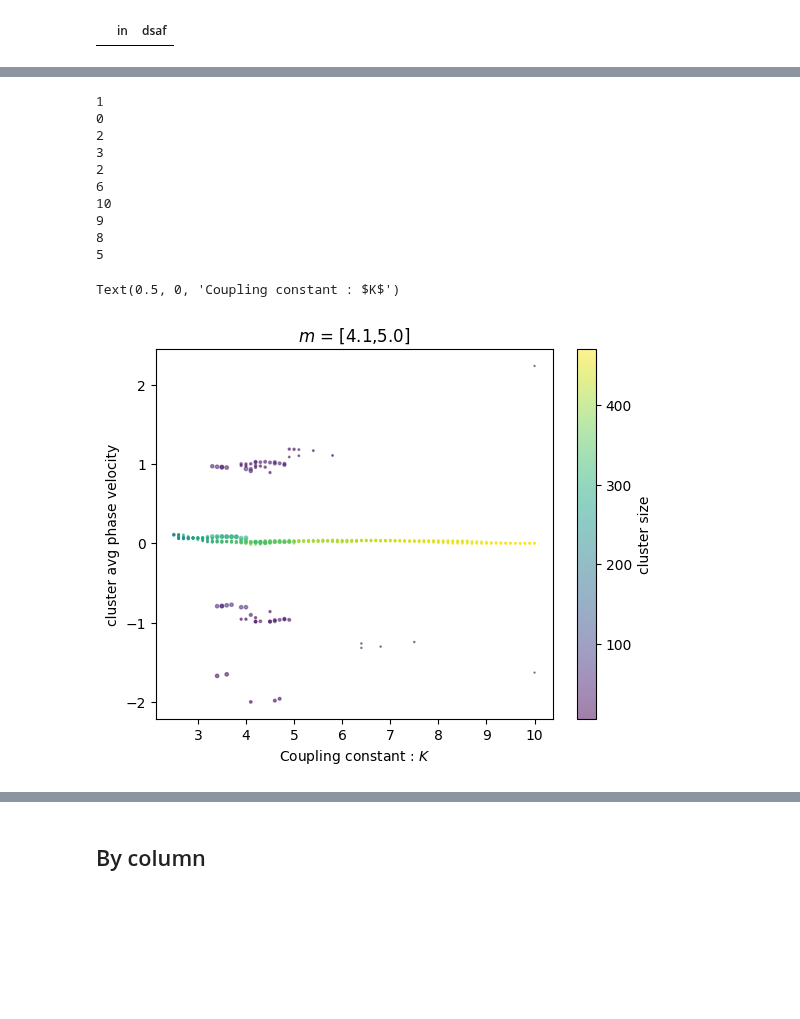
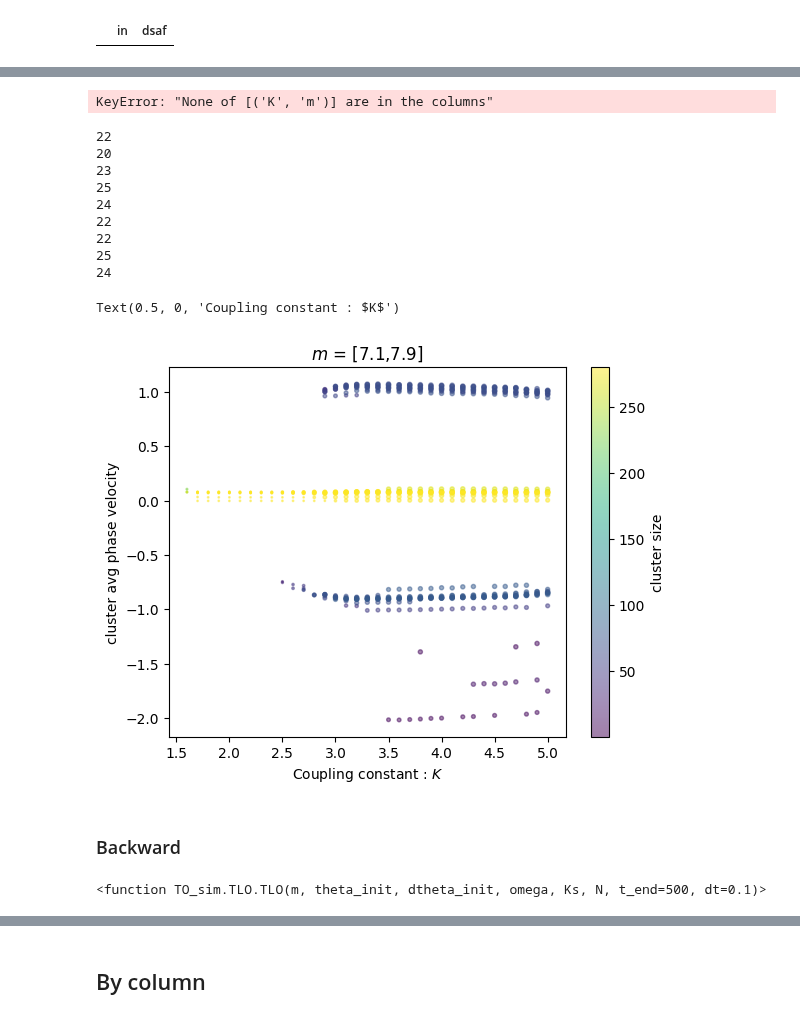
Before and after one commit to Gug-Young/Kuramoto-model, a Jupyter notebook: 230711 phase diagram TLO algorithm.ipynb, the cells around one changed output, grey strips where cells are left out. Cells and saved outputs as stored; diff of their text form; code cells hidden in the pictures; blank space fills up the shorter version.

Commit message:
cluster

```diff
--- a/230711 phase diagram TLO algorithm.ipynb
+++ b/230711 phase diagram TLO algorithm.ipynb
@@ -472,0 +470,2 @@ for i in range(100):
+# %%
+df_m = re_df[re_df.K == 10]
@@ -472,0 +476,2 @@ for i in range(100):
+# %%
+m,theta_init,omega,Ks,N,t_end=500,dt = 0.1
@@ -477,40 +503,45 @@ df_Km.sort_index().to_excel(f'N = {N} seed = {seed} dt = {dt} TLO.xlsm')
 # %%
 df = df_Km.copy()
+# %%
+df_Km = df_Km.set_index([('K','m')])
+# %% [output]
+KeyError: "None of [('K', 'm')] are in the columns"
+# %%
+df = df_Km.reset_index()
 # %%
-m_i,m_end = 41,51
+m_i,m_end = 71,80
 for i in range(m_i,m_end):
     m_idx = i
     ms = df.reset_index().m.unique()
     re_df = df.reset_index()
 
     df_m = re_df[re_df.m == ms[m_idx]]
     Ks = df_m.K.to_numpy()
     rs = df_m.r.to_numpy()
     rstd = df_m.rstd.to_numpy(dtype=float)
     rMM= df_m.rMM.to_numpy()
     cluster_s = df_m.iloc[:,5:15]
     cluster_o = df_m.iloc[:,15:25]
     print(len(cluster_s['c1'].dropna()))
-    plt.scatter(np.ones((10,101))*Ks,(cluster_o.to_numpy().T),c=cluster_s.to_numpy().T,alpha=0.5,
-                s=50*np.ones((10,101))*rstd)
+    plt.scatter(np.ones((10,51))*Ks,(cluster_o.to_numpy().T),c=cluster_s.to_numpy().T,alpha=0.5,
+                s=50*np.ones((10,51))*rstd)
 cbar = plt.colorbar()
 cbar.set_label('cluster size')
 plt.title(f'$m$ = [{ms[m_i]:.01f},{ms[m_end-1]:.01f}]')
 plt.ylabel(r'cluster avg phase velocity')
 plt.xlabel(r'Coupling constant : $K$')
 # %% [output]
-1
-0
-2
-3
-2
-6
-10
-9
-8
-5
+22
+20
+23
+25
+24
+22
+22
+25
+24
 Text(0.5, 0, 'Coupling constant : $K$')
-[figure, old version]
+[figure, new version]
 # %%
 num = 0
 for K,CSO in zip(K_set.reshape(-1),CSO_set):
@@ -531,3 +562,5 @@ for K,CSO in zip(K_set.reshape(-1),CSO_set):
     except ValueError:
         print('ValueError',K)
     # plt.xlim(2,3)
+# %% [markdown]
+### Backward
@@ -533,0 +576,4 @@ for K,CSO in zip(K_set.reshape(-1),CSO_set):
+# %%
+TLO
+# %% [output]
+<function TO_sim.TLO.TLO(m, theta_init, dtheta_init, omega, Ks, N, t_end=500, dt=0.1)>
```
Also changed, not shown: parts of 45 cells of this notebook, 11 other files.
